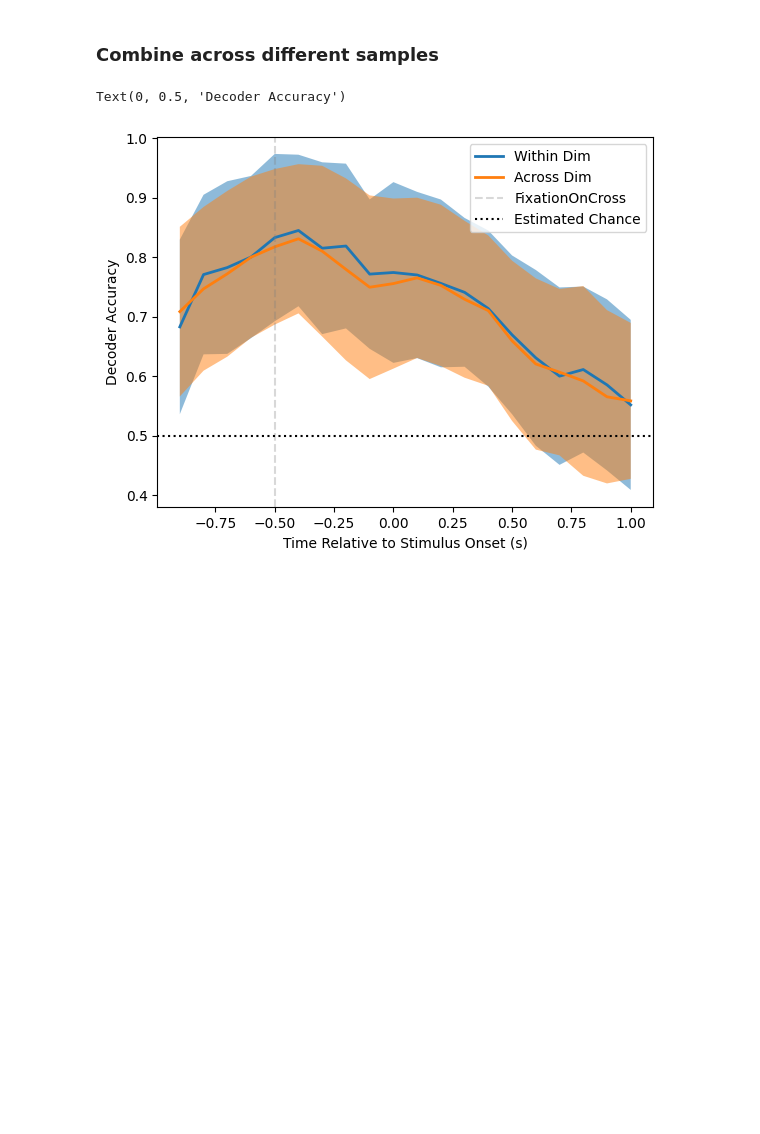
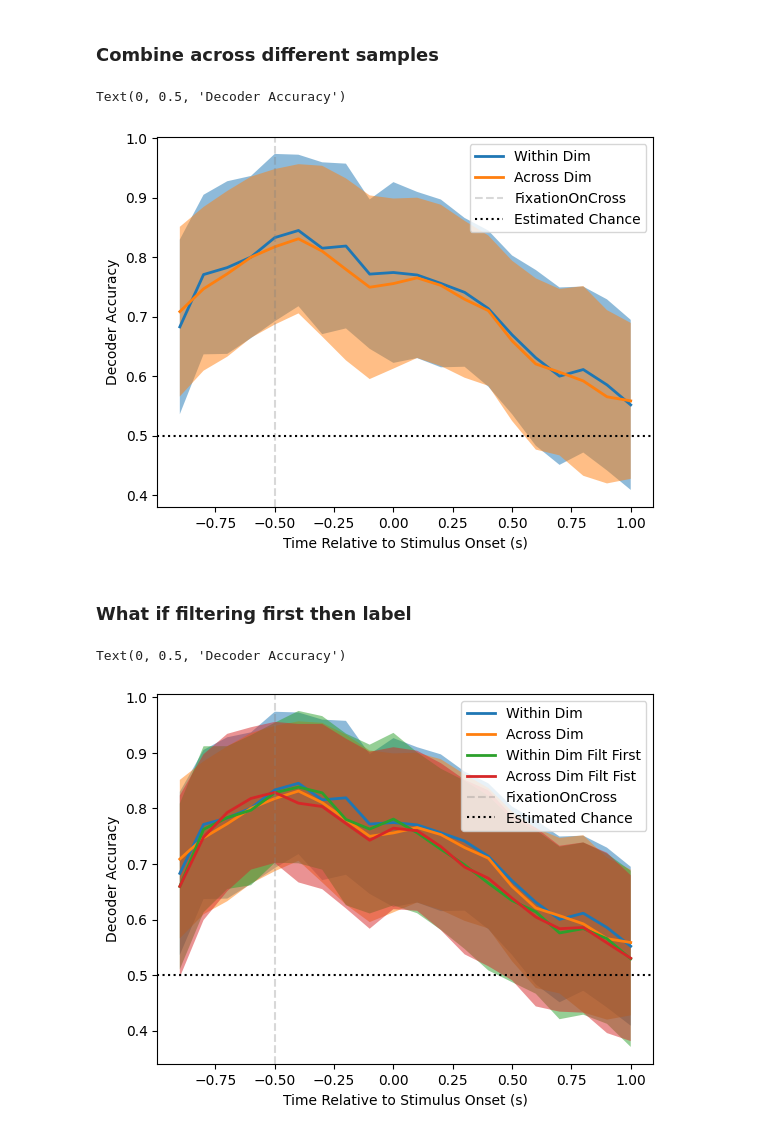
Before and after one commit to pqz317/wcst_decode, a Jupyter notebook: notebooks/20240701_visualize_ccgp_confidence.ipynb, the cells around one changed output. Drawn from its saved outputs; the diff is of its cells as text; code cells hidden in the pictures; blank space fills up the shorter version.

Commit message:
confidence overall

```diff
--- a/notebooks/20240701_visualize_ccgp_confidence.ipynb
+++ b/notebooks/20240701_visualize_ccgp_confidence.ipynb
@@ -74,3 +74,66 @@ ax.set_ylabel("Decoder Accuracy")
 # %% [output]
 Text(0, 0.5, 'Decoder Accuracy')
 [figure]
+# %% [markdown]
+### What if filtering first then label
+# %%
+within_dim_accs = []
+across_dim_accs = []
+within_dim_accs_filt_first = []
+across_dim_accs_filt_first = []
+for i in range(8):
+    within_dim_acc = np.load(os.path.join(OUTPUT_DIR, f"ccgp_confidence_seed_{i}_within_dim_accs.npy"))
+    across_dim_acc = np.load(os.path.join(OUTPUT_DIR, f"ccgp_confidence_seed_{i}_across_dim_accs.npy"))
+    within_dim_acc_filt_first = np.load(os.path.join(OUTPUT_DIR, f"ccgp_confidence_label_after_filter_seed_{i}_within_dim_accs.npy"))
+    across_dim_acc_filt_first = np.load(os.path.join(OUTPUT_DIR, f"ccgp_confidence_label_after_filter_seed_{i}_across_dim_accs.npy"))
+    within_dim_accs.append(within_dim_acc)
+    across_dim_accs.append(across_dim_acc)
+    within_dim_accs_filt_first.append(within_dim_acc_filt_first)
+    across_dim_accs_filt_first.append(across_dim_acc_filt_first)
+within_dim_accs = np.hstack(within_dim_accs)
+across_dim_accs = np.hstack(across_dim_accs)
+within_dim_accs_filt_first = np.hstack(within_dim_accs_filt_first)
+across_dim_accs_filt_first = np.hstack(across_dim_accs_filt_first)
+# %%
+fig, ax = plt.subplots()
+visualization_utils.visualize_accuracy_across_time_bins(
+    within_dim_accs,
+    PRE_INTERVAL / 1000, POST_INTERVAL / 1000, INTERVAL_SIZE / 1000,  # by default these are in seconds
+    ax,
+    label=f"Within Dim",
+    right_align=True,
+)
+visualization_utils.visualize_accuracy_across_time_bins(
+    across_dim_accs,
+    PRE_INTERVAL / 1000, POST_INTERVAL / 1000, INTERVAL_SIZE / 1000,  # by default these are in seconds
+    ax,
+    label=f"Across Dim",
+    right_align=True,
+)
+visualization_utils.visualize_accuracy_across_time_bins(
+    within_dim_accs_filt_first,
+    PRE_INTERVAL / 1000, POST_INTERVAL / 1000, INTERVAL_SIZE / 1000,  # by default these are in seconds
+    ax,
+    label=f"Within Dim Filt First",
+    right_align=True,
+)
+visualization_utils.visualize_accuracy_across_time_bins(
+    across_dim_accs_filt_first,
+    PRE_INTERVAL / 1000, POST_INTERVAL / 1000, INTERVAL_SIZE / 1000,  # by default these are in seconds
+    ax,
+    label=f"Across Dim Filt Fist",
+    right_align=True,
+)
+
+# # add grey band for selection period
+# ax.axvspan(-0.8, 0, alpha=0.3, color='gray')
+# # add dotted line for feedback start
+ax.axvline(-0.5, alpha=0.3, color='gray', linestyle='dashed', label="FixationOnCross")
+# # add estimated chance
+ax.axhline(1/2, color='black', linestyle='dotted', label="Estimated Chance")
+ax.legend()
+ax.set_xlabel("Time Relative to Stimulus Onset (s)")
+ax.set_ylabel("Decoder Accuracy")
+# %% [output]
+Text(0, 0.5, 'Decoder Accuracy')
+[figure, added]
```
Also changed, not shown: 3 other files.
